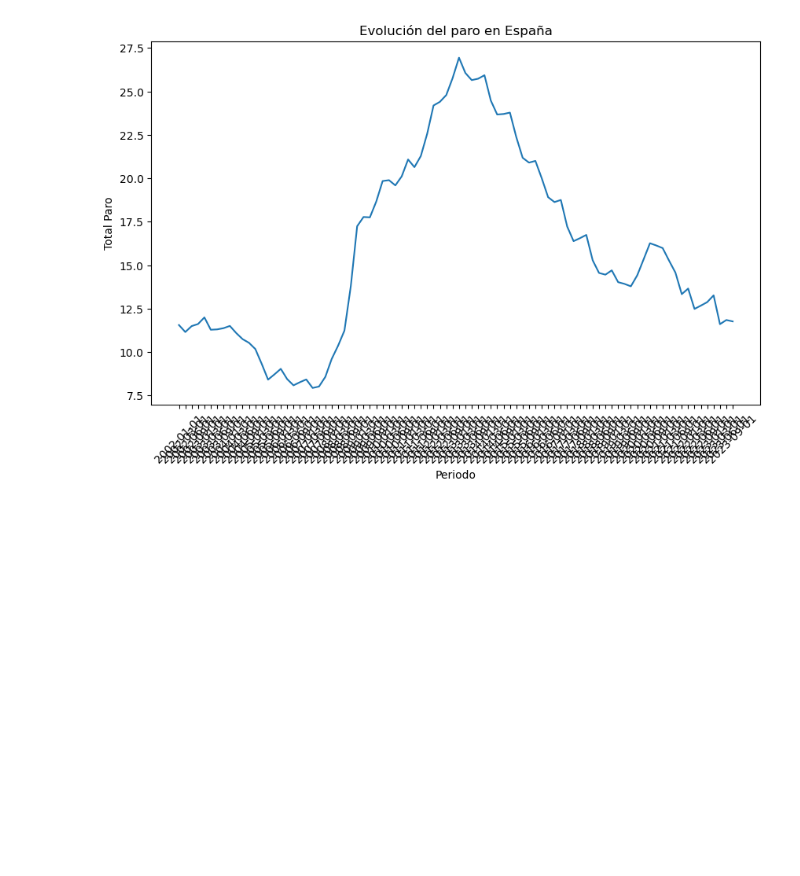
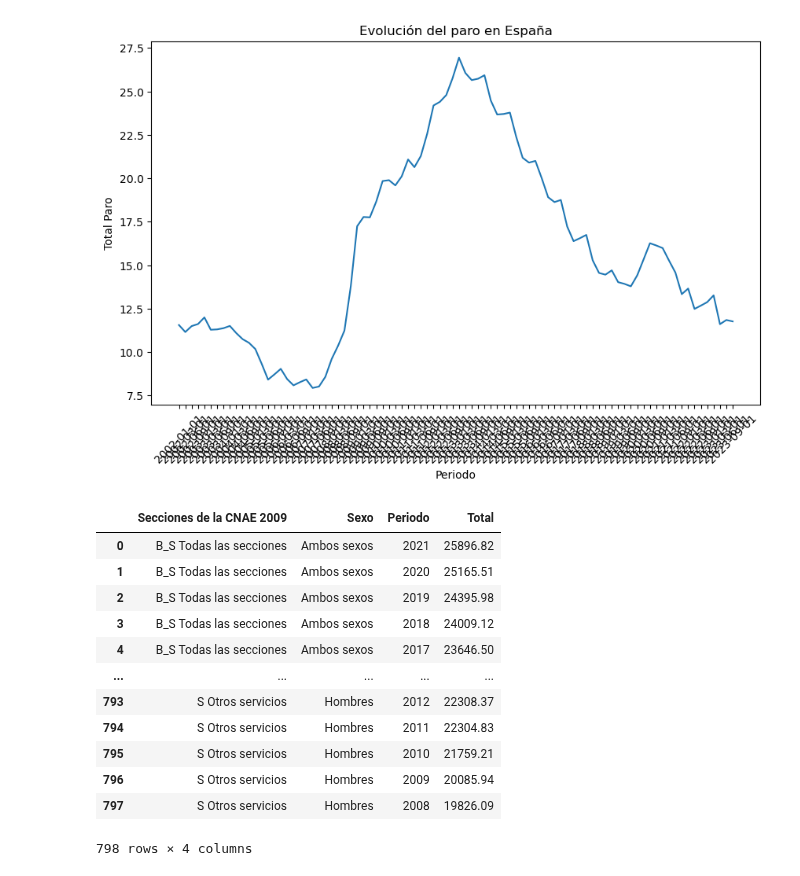
Before and after one commit to Gbau11/Empleo-Espa-a, a Jupyter notebook: code/paro_actividad.ipynb, the cells around one changed output. Cells and saved outputs as stored; diff of their text form; code cells hidden in the pictures; blank space fills up the shorter version.

```diff
--- a/code/paro_actividad.ipynb
+++ b/code/paro_actividad.ipynb
@@ -224,0 +245,2 @@ plt.show()
+# %%
+sal_act = pd.read_csv('../data/salario_actividad.csv', sep=';')
@@ -224,0 +251,16 @@ plt.show()
+# %%
+sal_act
+# %% [output]
+|  | Secciones de la CNAE 2009 | Sexo | Periodo | Total |
+| 0 | B_S Todas las secciones | Ambos sexos | 2021 | 25896.82 |
+| 1 | B_S Todas las secciones | Ambos sexos | 2020 | 25165.51 |
+| 2 | B_S Todas las secciones | Ambos sexos | 2019 | 24395.98 |
+| 3 | B_S Todas las secciones | Ambos sexos | 2018 | 24009.12 |
+| 4 | B_S Todas las secciones | Ambos sexos | 2017 | 23646.50 |
+| ... | ... | ... | ... | ... |
+| 793 | S Otros servicios | Hombres | 2012 | 22308.37 |
+| 794 | S Otros servicios | Hombres | 2011 | 22304.83 |
+| 795 | S Otros servicios | Hombres | 2010 | 21759.21 |
+| 796 | S Otros servicios | Hombres | 2009 | 20085.94 |
+| 797 | S Otros servicios | Hombres | 2008 | 19826.09 |
+798 rows × 4 columns
```
Also changed, not shown: parts of 7 cells of this notebook, 1 other file.
